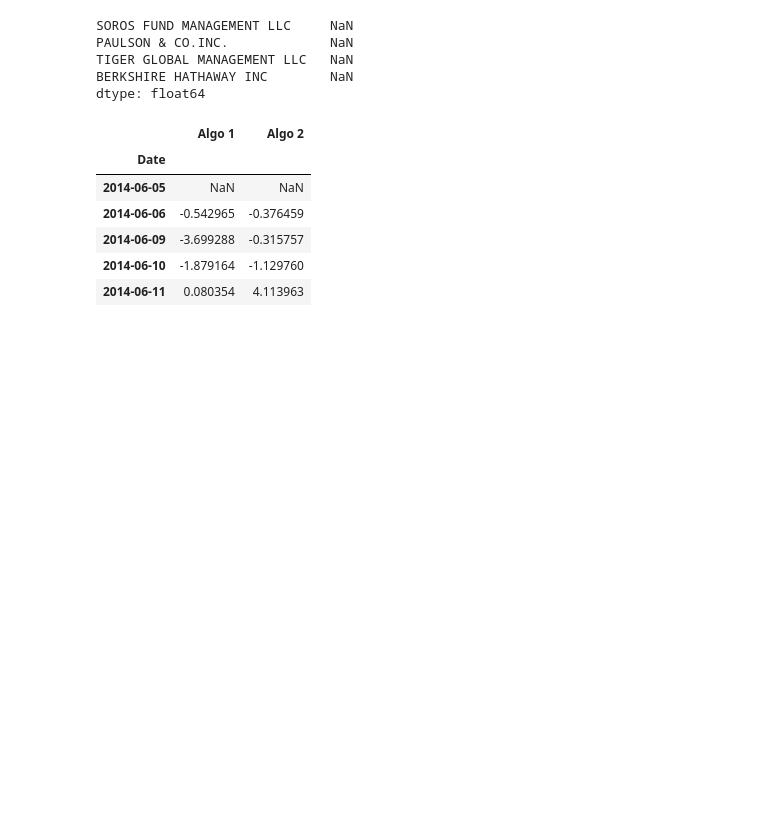
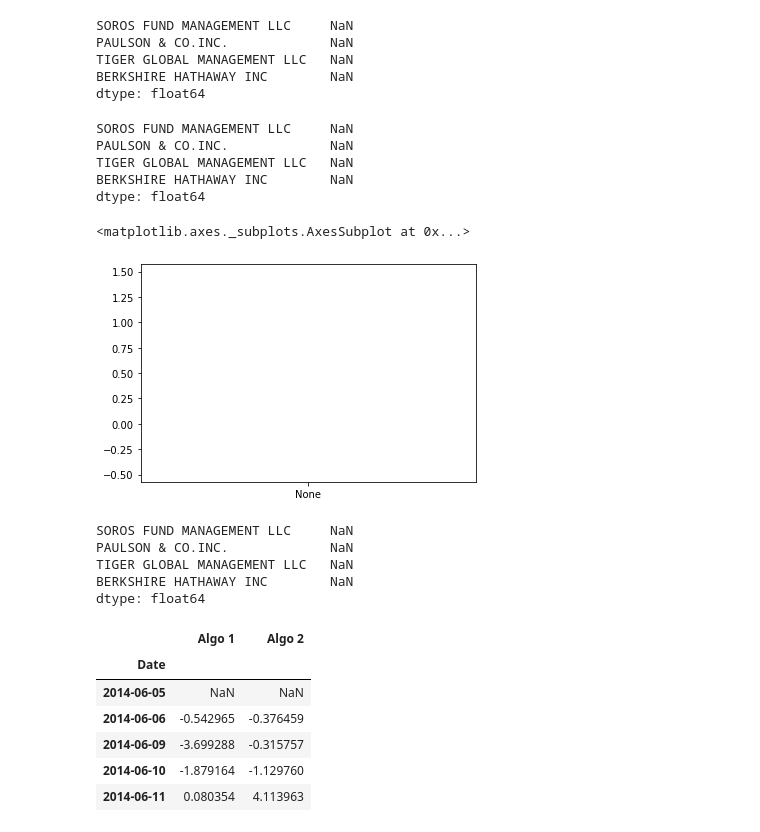
Before and after one commit to lil-bright/Pandas_Homework, a Jupyter notebook: whale_analysis.ipynb, the cells around one changed output. Saved outputs shown, nothing was run; the diff lists cells and outputs as text; code cells hidden in the pictures; blank space fills up the shorter version.

```diff
--- a/whale_analysis.ipynb
+++ b/whale_analysis.ipynb
@@ -280,8 +285,8 @@ Determine the _risk_ of each portfolio:
 # %%
 # Box plot to visually show risk
 ## Whale
-whale_daily_returns = whale_returns_data.pct_change()
-whale_daily_returns.head()
+whale_returns = whale_returns_data.pct_change()
+whale_returns.head()
 # %% [output]
 |  | SOROS FUND MANAGEMENT LLC | PAULSON & CO.INC. | TIGER GLOBAL MANAGEMENT LLC | BERKSHIRE HATHAWAY INC |
 | Date |  |  |  |  |
@@ -291,7 +296,7 @@ whale_daily_returns.head()
 | 2015-03-06 | -2.968465 | -1.876837 | -4.601872 | -2.947282 |
 | 2015-03-09 | -1.073656 | -2.182252 | -1.688907 | -0.873840 |
 # %%
-whale_std = whale_daily_returns.std()
+whale_std = whale_returns.std()
 whale_std.head()
 # %% [output]
 SOROS FUND MANAGEMENT LLC     NaN
@@ -299,6 +304,29 @@ PAULSON & CO.INC.             NaN
 TIGER GLOBAL MANAGEMENT LLC   NaN
 BERKSHIRE HATHAWAY INC        NaN
 dtype: float64
+# %%
+whale_std = whale_std.sort_values(ascending=False)
+whale_std.head()
+# %% [output]
+SOROS FUND MANAGEMENT LLC     NaN
+PAULSON & CO.INC.             NaN
+TIGER GLOBAL MANAGEMENT LLC   NaN
+BERKSHIRE HATHAWAY INC        NaN
+dtype: float64
+# %%
+whale_std.plot.box()
+# %% [output]
+<matplotlib.axes._subplots.AxesSubplot at 0x...>
+[figure, added]
+# %%
+whale_annual_std = whale_std*np.sqrt(252)
+whale_annual_std.head()
+# %% [output]
+SOROS FUND MANAGEMENT LLC     NaN
+PAULSON & CO.INC.             NaN
+TIGER GLOBAL MANAGEMENT LLC   NaN
+BERKSHIRE HATHAWAY INC        NaN
+dtype: float64
 # %%
 ## Algo
 algo_daily_returns = algo_returns_data.pct_change()
```
Also changed, not shown: parts of 21 cells of this notebook.
